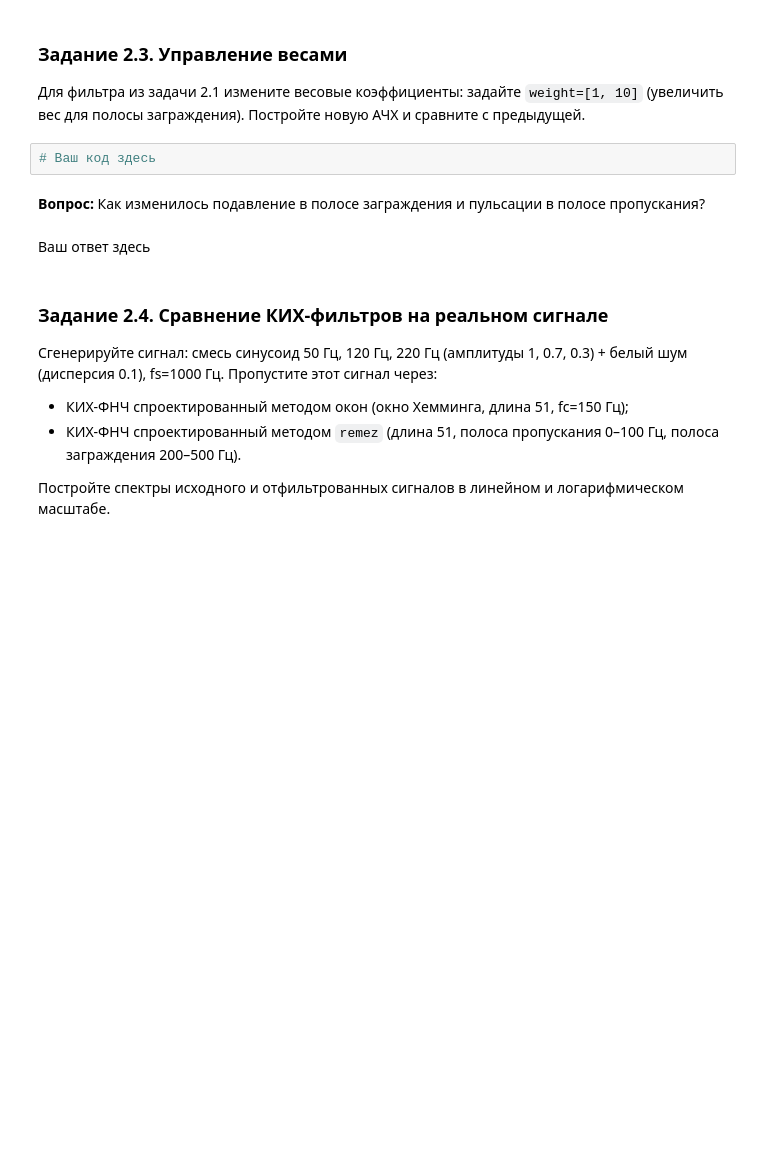
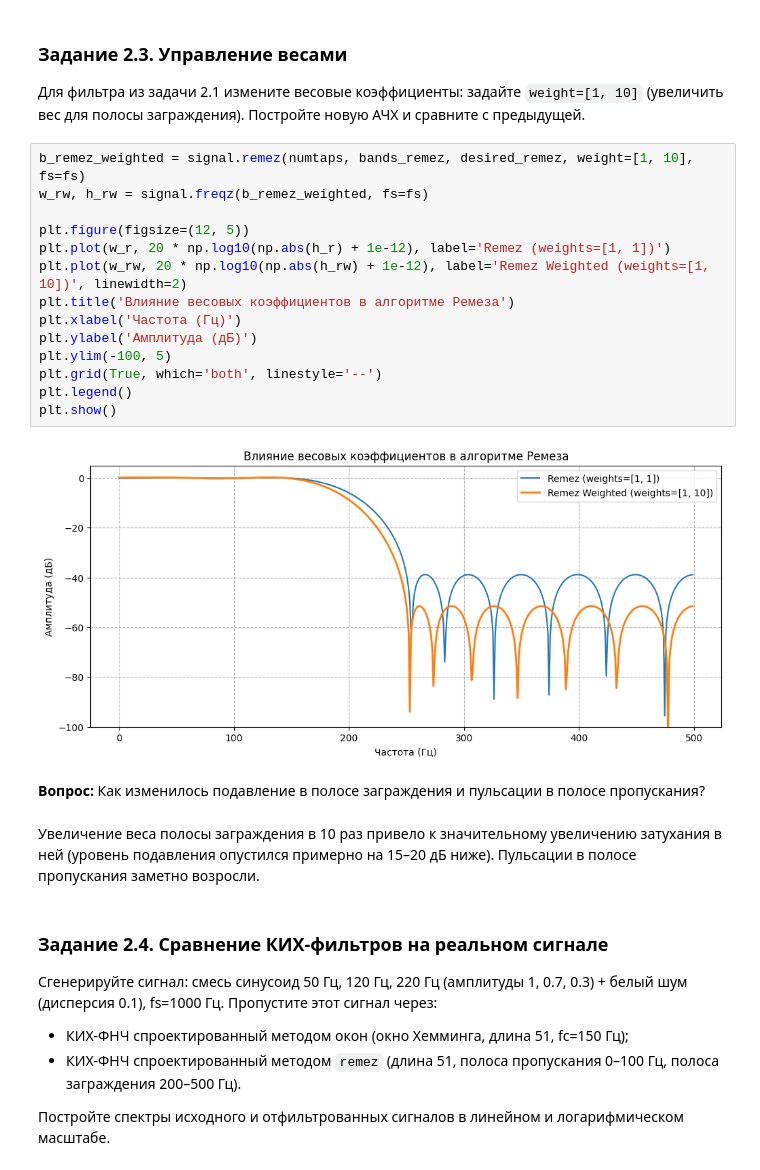
Before and after one commit to Uzema/dsp-seminars, a Jupyter notebook: seminars/6.ipynb, the cells around one changed output. Drawn from its saved outputs; the diff is of its cells as text; blank space fills up the shorter version.

```diff
--- a/seminars/6.ipynb
+++ b/seminars/6.ipynb
@@ -229,12 +229,26 @@ plt.show()
 # %% [markdown]
 ### Задание 2.3. Управление весами
 Для фильтра из задачи 2.1 измените весовые коэффициенты: задайте `weight=[1, 10]` (увеличить вес для полосы заграждения). Постройте новую АЧХ и сравните с предыдущей.
-# %%
-# Ваш код здесь
+# %%
+b_remez_weighted = signal.remez(numtaps, bands_remez, desired_remez, weight=[1, 10], fs=fs)
+w_rw, h_rw = signal.freqz(b_remez_weighted, fs=fs)
+
+plt.figure(figsize=(12, 5))
+plt.plot(w_r, 20 * np.log10(np.abs(h_r) + 1e-12), label='Remez (weights=[1, 1])')
+plt.plot(w_rw, 20 * np.log10(np.abs(h_rw) + 1e-12), label='Remez Weighted (weights=[1, 10])', linewidth=2)
+plt.title('Влияние весовых коэффициентов в алгоритме Ремеза')
+plt.xlabel('Частота (Гц)')
+plt.ylabel('Амплитуда (дБ)')
+plt.ylim(-100, 5)
+plt.grid(True, which='both', linestyle='--')
+plt.legend()
+plt.show()
+# %% [output]
+[figure, added]
 # %% [markdown]
 **Вопрос:** Как изменилось подавление в полосе заграждения и пульсации в полосе пропускания?
-# %% [markdown]
-Ваш ответ здесь
+# %% [markdown]
+Увеличение веса полосы заграждения в 10 раз привело к значительному увеличению затухания в ней (уровень подавления опустился примерно на 15–20 дБ ниже). Пульсации в полосе пропускания заметно возросли.
 # %% [markdown]
 ### Задание 2.4. Сравнение КИХ-фильтров на реальном сигнале
 Сгенерируйте сигнал: смесь синусоид 50 Гц, 120 Гц, 220 Гц (амплитуды 1, 0.7, 0.3) + белый шум (дисперсия 0.1), fs=1000 Гц. Пропустите этот сигнал через:
```
